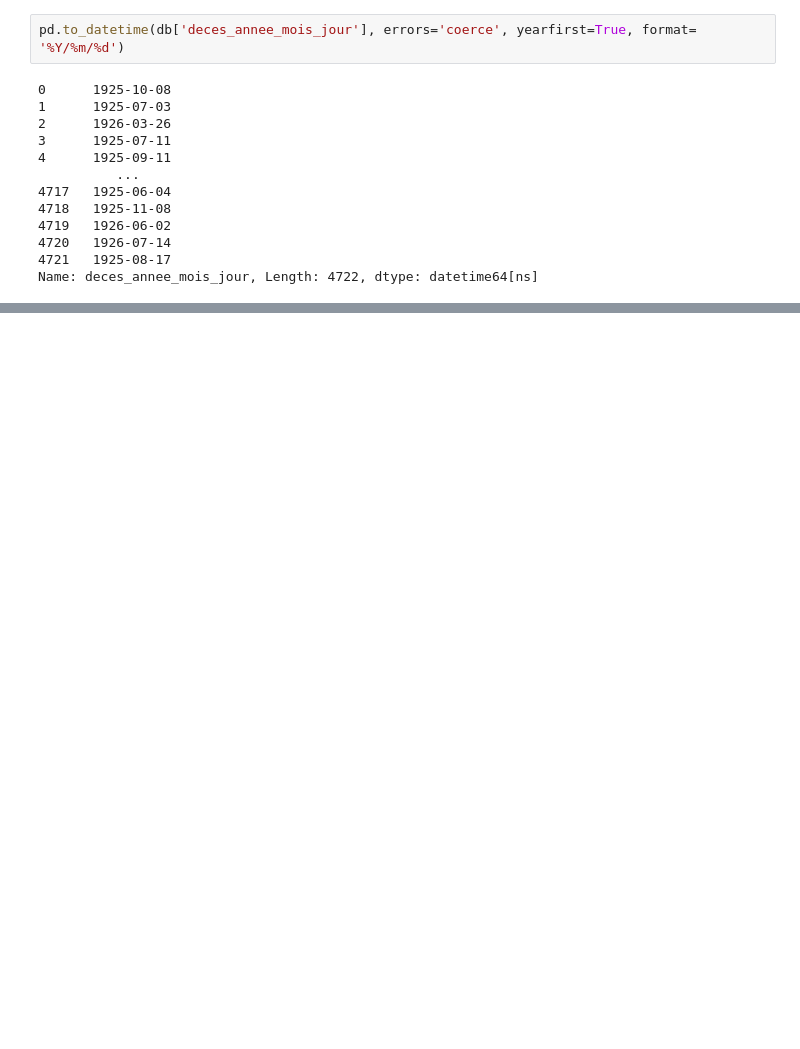
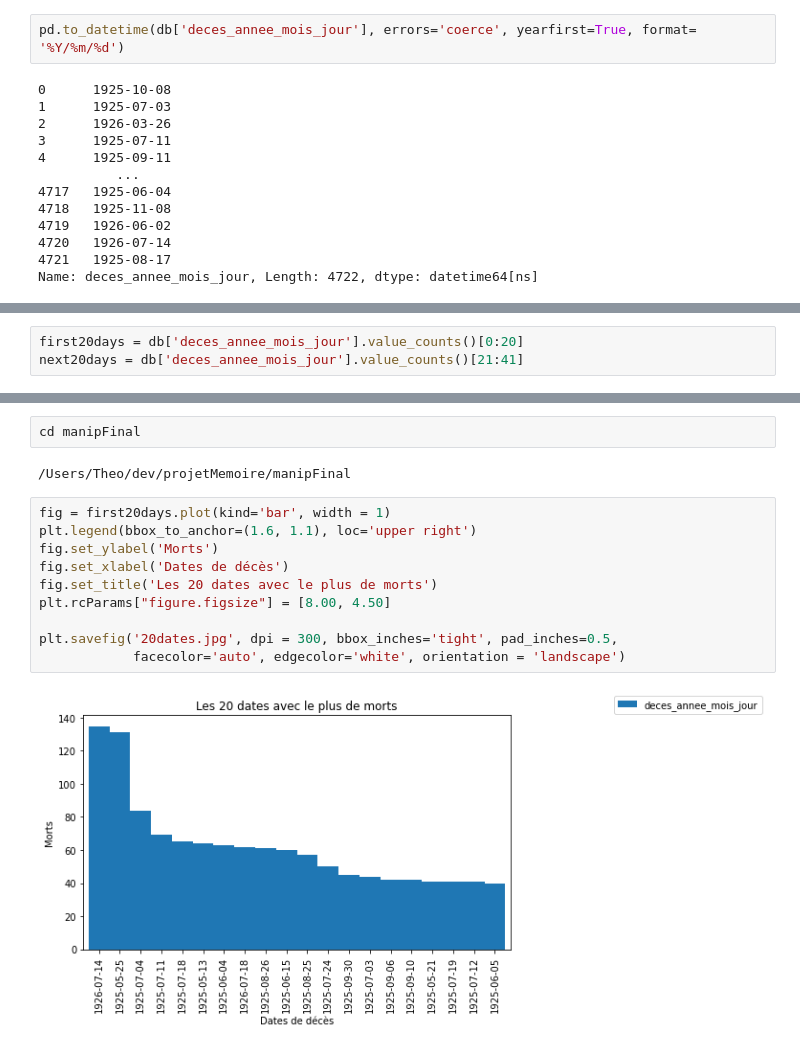
Before and after one commit to the0phil3/projetMemoire, a Jupyter notebook: manipFinal/manipFinal.ipynb, the cells around one changed output, grey strips where cells are left out. Cells and saved outputs as stored; diff of their text form; blank space fills up the shorter version.

```diff
--- a/manipFinal/manipFinal.ipynb
+++ b/manipFinal/manipFinal.ipynb
@@ -44,0 +52,3 @@ ValueError: time data '1925-10-08' does not match format '%Y/%m/%d'
+# %%
+first20days = db['deces_annee_mois_jour'].value_counts()[0:20]
+next20days = db['deces_annee_mois_jour'].value_counts()[21:41]
@@ -56,0 +101,16 @@ Name: id_unite_intitule, dtype: float64
+# %%
+cd manipFinal
+# %% [output]
+/Users/Theo/dev/projetMemoire/manipFinal
+# %%
+fig = first20days.plot(kind='bar', width = 1)
+plt.legend(bbox_to_anchor=(1.6, 1.1), loc='upper right')
+fig.set_ylabel('Morts')
+fig.set_xlabel('Dates de décès')
+fig.set_title('Les 20 dates avec le plus de morts')
+plt.rcParams["figure.figsize"] = [8.00, 4.50]
+
+plt.savefig('20dates.jpg', dpi = 300, bbox_inches='tight', pad_inches=0.5,
+            facecolor='auto', edgecolor='white', orientation = 'landscape')
+# %% [output]
+[figure, added]
```
Also changed, not shown: parts of 7 cells of this notebook, 2 other files.
